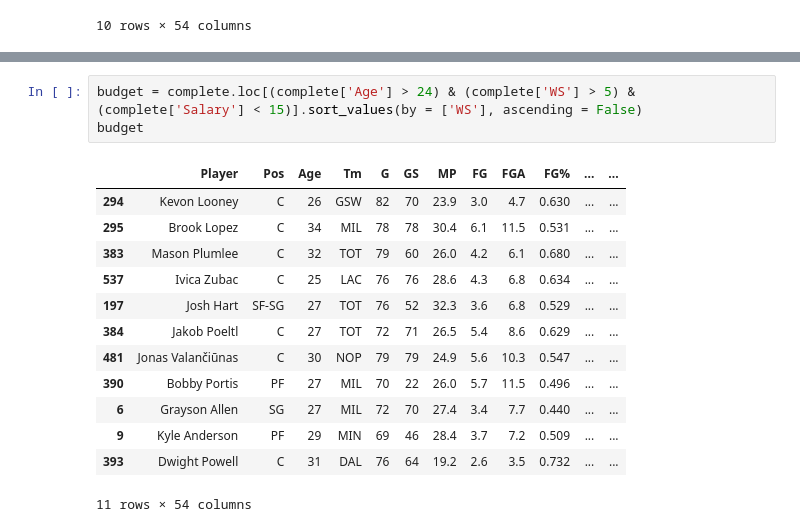
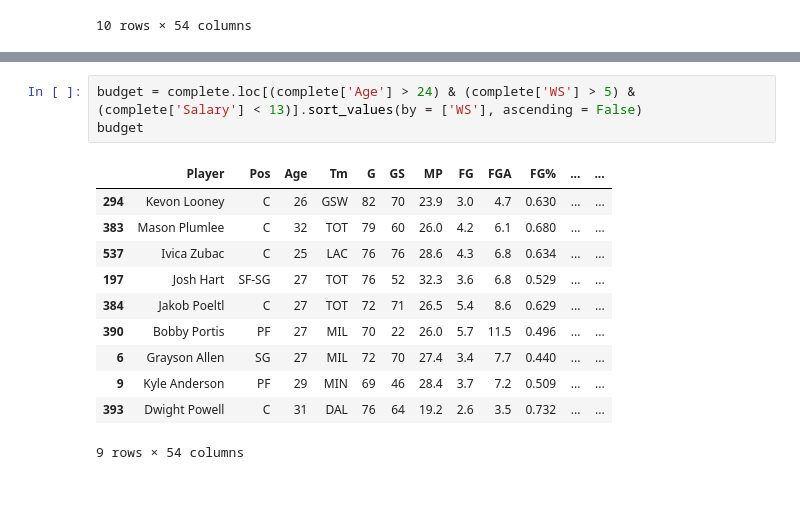
Before and after one commit to mnocerino23/NBA-Player-Classifier, a Jupyter notebook: budgetPlayers.ipynb, the cells around one changed output, grey strips where cells are left out. Saved outputs shown, nothing was run; the diff lists cells and outputs as text; blank space fills up the shorter version.

```diff
--- a/budgetPlayers.ipynb
+++ b/budgetPlayers.ipynb
@@ -85,17 +121,15 @@ nonnegative_ws.nsmallest(10, ['S_WS'])
 # %%
-budget = complete.loc[(complete['Age'] > 24) & (complete['WS'] > 5) & (complete['Salary'] < 15)].sort_values(by = ['WS'], ascending = False)
+budget = complete.loc[(complete['Age'] > 24) & (complete['WS'] > 5) & (complete['Salary'] < 13)].sort_values(by = ['WS'], ascending = False)
 budget
 # %% [output]
 |  | Player | Pos | Age | Tm | G | GS | MP | FG | FGA | FG% | ... | ... |
 | 294 | Kevon Looney | C | 26 | GSW | 82 | 70 | 23.9 | 3.0 | 4.7 | 0.630 | ... | ... |
-| 295 | Brook Lopez | C | 34 | MIL | 78 | 78 | 30.4 | 6.1 | 11.5 | 0.531 | ... | ... |
 | 383 | Mason Plumlee | C | 32 | TOT | 79 | 60 | 26.0 | 4.2 | 6.1 | 0.680 | ... | ... |
 | 537 | Ivica Zubac | C | 25 | LAC | 76 | 76 | 28.6 | 4.3 | 6.8 | 0.634 | ... | ... |
 | 197 | Josh Hart | SF-SG | 27 | TOT | 76 | 52 | 32.3 | 3.6 | 6.8 | 0.529 | ... | ... |
 | 384 | Jakob Poeltl | C | 27 | TOT | 72 | 71 | 26.5 | 5.4 | 8.6 | 0.629 | ... | ... |
-| 481 | Jonas Valančiūnas | C | 30 | NOP | 79 | 79 | 24.9 | 5.6 | 10.3 | 0.547 | ... | ... |
 | 390 | Bobby Portis | PF | 27 | MIL | 70 | 22 | 26.0 | 5.7 | 11.5 | 0.496 | ... | ... |
 | 6 | Grayson Allen | SG | 27 | MIL | 72 | 70 | 27.4 | 3.4 | 7.7 | 0.440 | ... | ... |
 | 9 | Kyle Anderson | PF | 29 | MIN | 69 | 46 | 28.4 | 3.7 | 7.2 | 0.509 | ... | ... |
 | 393 | Dwight Powell | C | 31 | DAL | 76 | 64 | 19.2 | 2.6 | 3.5 | 0.732 | ... | ... |
-11 rows × 54 columns
+9 rows × 54 columns
```
Also changed, not shown: parts of 8 cells of this notebook.
